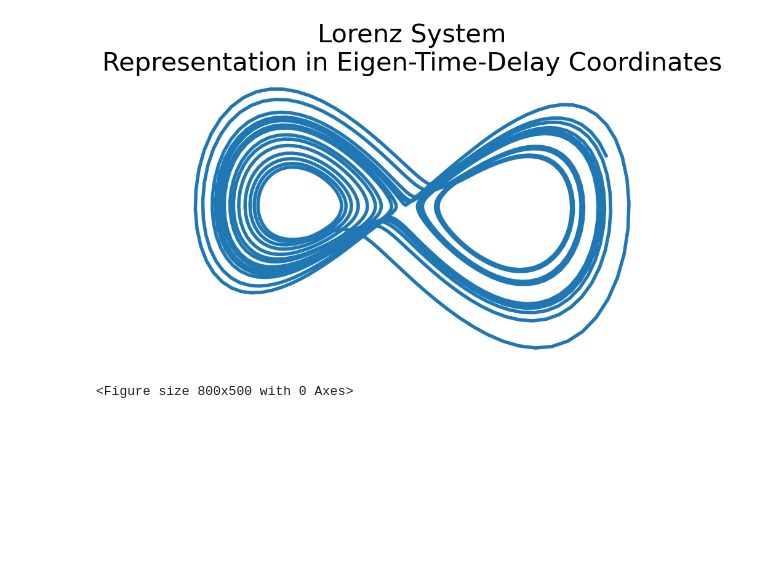
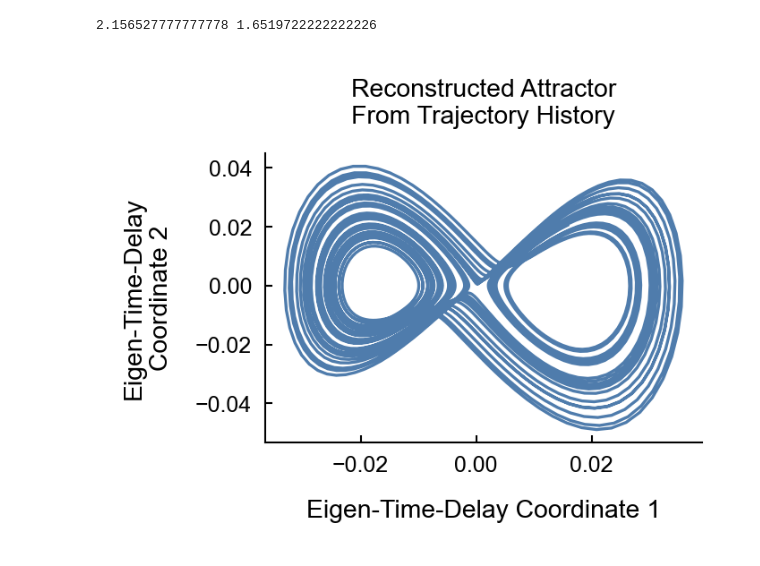
Before and after one commit to adamjeisen/ChaoticConsciousness, a Jupyter notebook: _jupyter/Figure 2 - Methods.ipynb, the cells around one changed output. Cells and saved outputs as stored; diff of their text form; code cells hidden in the pictures; blank space fills up the shorter version.

```diff
--- a/_jupyter/Figure 2 - Methods.ipynb
+++ b/_jupyter/Figure 2 - Methods.ipynb
@@ -1,4 +1,5 @@
 # %%
+from matplotlib import font_manager
 import matplotlib.pyplot as plt
 import numpy as np
 import os
@@ -8,9 +9,14 @@ import sys
 
 sys.path.append('../../DeLASE')
 from delase import *
+
+plt.style.use('../sci_style.py')
+font_path = "/om2/user/eisenaj/miniforge3/envs/communication-transformer/fonts/arial.ttf"
+font_manager.fontManager.addfont(font_path)
+prop = font_manager.FontProperties(fname=font_path)
 # %%
-# image_save_dir = "/scratch2/weka/millerlab/eisenaj/ChaoticConsciousness/images"
-image_save_dir = "/scratch2/weka/millerlab/eisenaj/DMRSA/images"
+image_save_dir = "/scratch2/weka/millerlab/eisenaj/ChaoticConsciousness/images/main"
+# image_save_dir = "/scratch2/weka/millerlab/eisenaj/DMRSA/images"
 # %%
 def lorenz(t, pt, rho=28, beta=8/3, sigma=10):
     x, y, z = pt[0], pt[1], pt[2]
@@ -66,35 +83,34 @@ delase.fit(dt=dt)
 # %%
-plt.figure(figsize=(5*scale, 3*scale))
-plt.plot(delase.DMD.V[:, 0], delase.DMD.V[:, 1], linewidth=4)
-ax = plt.gca()
-ax.spines[['right', 'top', 'bottom', 'left']].set_visible(False)
-ax.set_xticks([])
-ax.set_yticks([])
-ax.xaxis.set_ticks_position('bottom')
-ax.tick_params(axis='y', which='both', left=True, right=False)
-# ax.set_xlabel('Eigen-Time-Delay Coordinate 1', fontsize=16*scale)
-# ax.set_ylabel('Eigen-Time-Delay\nCoordinate 2', fontsize=16*scale)
-ax.tick_params(labelsize=14*scale)
-ax.set_title('Lorenz System\nRepresentation in Eigen-Time-Delay Coordinates', fontsize=15*scale)
-plt.savefig(os.path.join(image_save_dir, "lorenz-attractor.pdf"), bbox_inches='tight', transparent=True)
-plt.show()
-
 # plt.figure(figsize=(5*scale, 3*scale))
 # plt.plot(delase.DMD.V[:, 0], delase.DMD.V[:, 1], linewidth=4)
 # ax = plt.gca()
-# ax.spines[['right', 'top']].set_visible(False)
+# ax.spines[['right', 'top', 'bottom', 'left']].set_visible(False)
+# ax.set_xticks([])
+# ax.set_yticks([])
 # ax.xaxis.set_ticks_position('bottom')
 # ax.tick_params(axis='y', which='both', left=True, right=False)
-# ax.set_xlabel('Eigen-Time-Delay Coordinate 1', fontsize=16*scale)
-# ax.set_ylabel('Eigen-Time-Delay\nCoordinate 2', fontsize=16*scale)
+# # ax.set_xlabel('Eigen-Time-Delay Coordinate 1', fontsize=16*scale)
+# # ax.set_ylabel('Eigen-Time-Delay\nCoordinate 2', fontsize=16*scale)
 # ax.tick_params(labelsize=14*scale)
-# ax.set_title('Reconstructed Attractor\nFrom Trajectory History', fontsize=15*scale)
+# ax.set_title('Lorenz System\nRepresentation in Eigen-Time-Delay Coordinates', fontsize=15*scale)
+# plt.savefig(os.path.join(image_save_dir, "lorenz-attractor.pdf"), bbox_inches='tight', transparent=True)
 # plt.show()
+
+fig = plt.figure(figsize=(2.1, 1.4))
+plt.plot(delase.DMD.V[:, 0], delase.DMD.V[:, 1], linewidth=plot_width, c=color)
+ax = plt.gca()
+ax.set_xlabel('Eigen-Time-Delay Coordinate 1', fontsize=labelsize)
+ax.set_ylabel('Eigen-Time-Delay\nCoordinate 2', fontsize=labelsize)
+ax.set_title('Reconstructed Attractor\nFrom Trajectory History', fontsize=titlesize)
+plt.savefig(os.path.join(image_save_dir, "lorenz-attractor.pdf"), bbox_inches='tight', transparent=True)
+
+bbox = fig.get_tightbbox(fig.canvas.get_renderer())
+# Calculate width and height of the bounding box in inches
+width_inches = (bbox.x1 - bbox.x0)
+height_inches = (bbox.y1 - bbox.y0)
+print(width_inches, height_inches)
+
+plt.show()
 # %% [output]
+2.156527777777778 1.6519722222222226
-[figure, old version]
+[figure, new version]
-# %%
-plt.figure(figsize=(8, 5))
-ax.text(0, 0, "$\phi$")
-plt.show()
-# %% [output]
-<Figure size 800x500 with 0 Axes>
```
Also changed, not shown: parts of 8 cells of this notebook, 12 other files.
